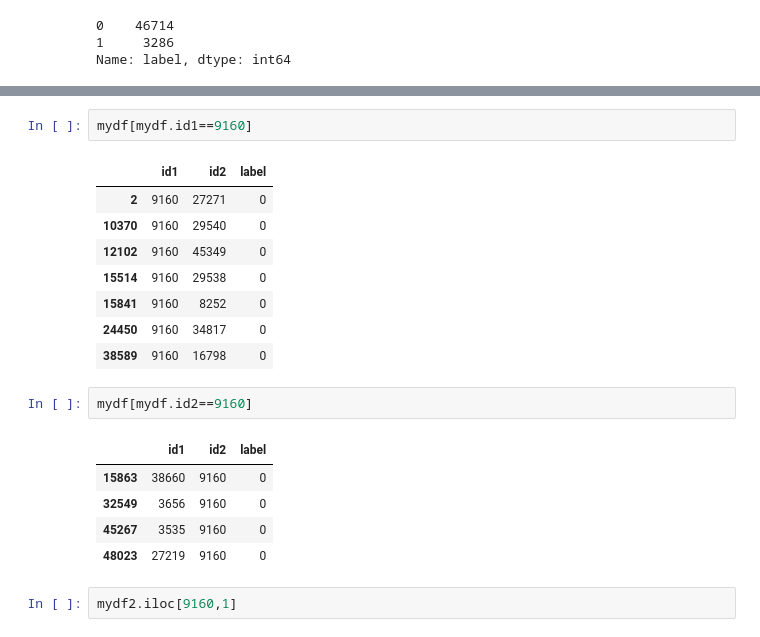
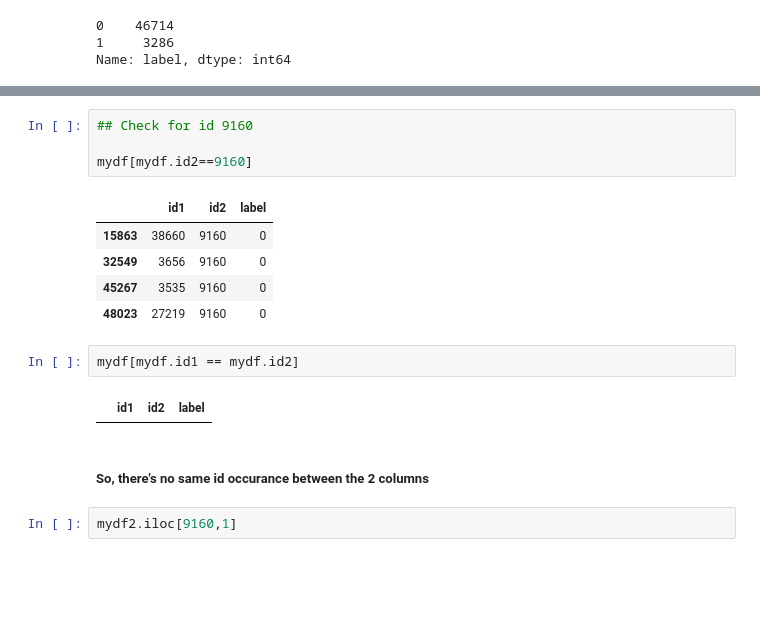
Before and after one commit to hazimhanif/svd_exp3, a Jupyter notebook: Exploration_clone.ipynb, the cells around one changed output, grey strips where cells are left out. Drawn from its saved outputs; the diff is of its cells as text; blank space fills up the shorter version.

```diff
--- a/Exploration_clone.ipynb
+++ b/Exploration_clone.ipynb
@@ -36,22 +49,19 @@ Name: label, dtype: int64
+# %%
+## Check for id 9160
+
+mydf[mydf.id2==9160]
+# %% [output]
+|  | id1 | id2 | label |
+| 15863 | 38660 | 9160 | 0 |
+| 32549 | 3656 | 9160 | 0 |
+| 45267 | 3535 | 9160 | 0 |
+| 48023 | 27219 | 9160 | 0 |
 # %%
-mydf[mydf.id1==9160]
+mydf[mydf.id1 == mydf.id2]
 # %% [output]
 |  | id1 | id2 | label |
-| 2 | 9160 | 27271 | 0 |
-| 10370 | 9160 | 29540 | 0 |
-| 12102 | 9160 | 45349 | 0 |
-| 15514 | 9160 | 29538 | 0 |
-| 15841 | 9160 | 8252 | 0 |
-| 24450 | 9160 | 34817 | 0 |
-| 38589 | 9160 | 16798 | 0 |
-# %%
-mydf[mydf.id2==9160]
-# %% [output]
-|  | id1 | id2 | label |
-| 15863 | 38660 | 9160 | 0 |
-| 32549 | 3656 | 9160 | 0 |
-| 45267 | 3535 | 9160 | 0 |
-| 48023 | 27219 | 9160 | 0 |
+# %% [markdown]
+##### So, there's no same id occurance between the 2 columns
 # %%
 mydf2.iloc[9160,1]
 # %% [output]
```
Also changed, not shown: parts of 13 cells of this notebook, 5 other files.
